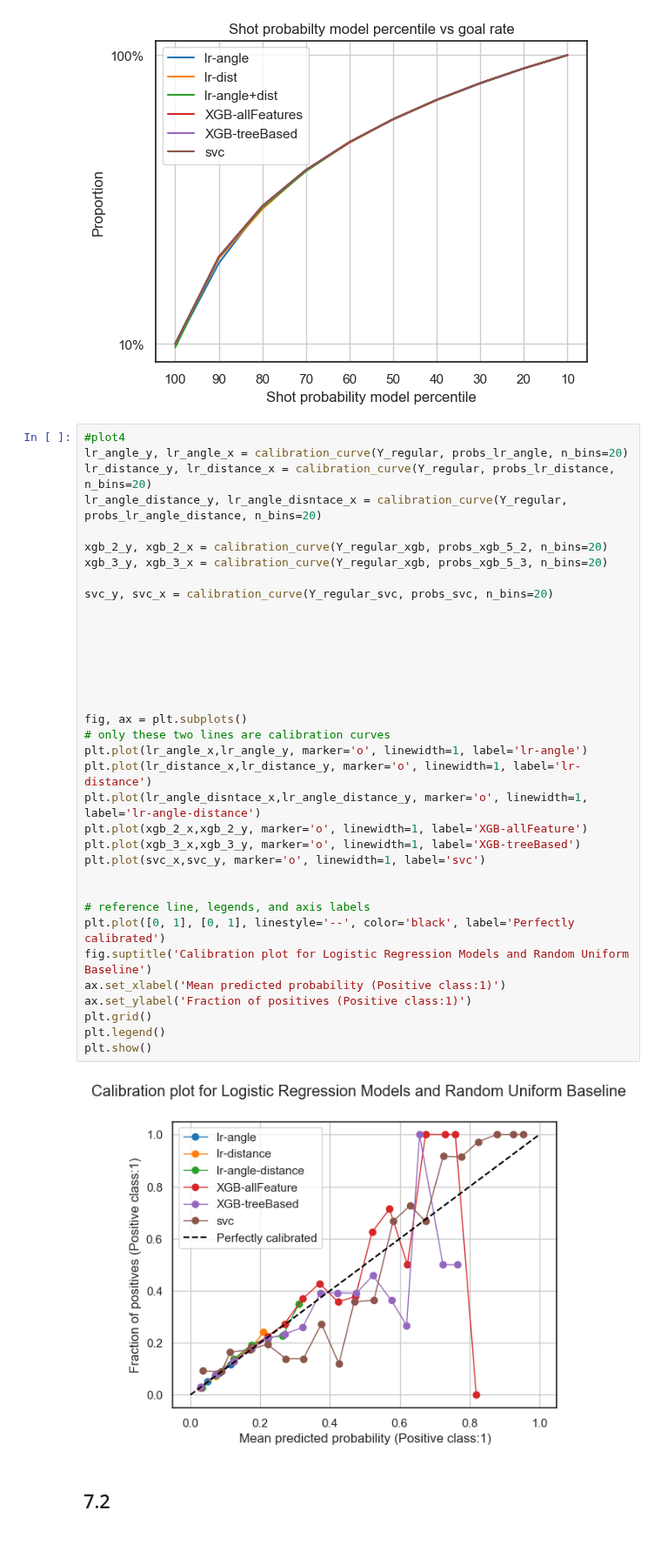
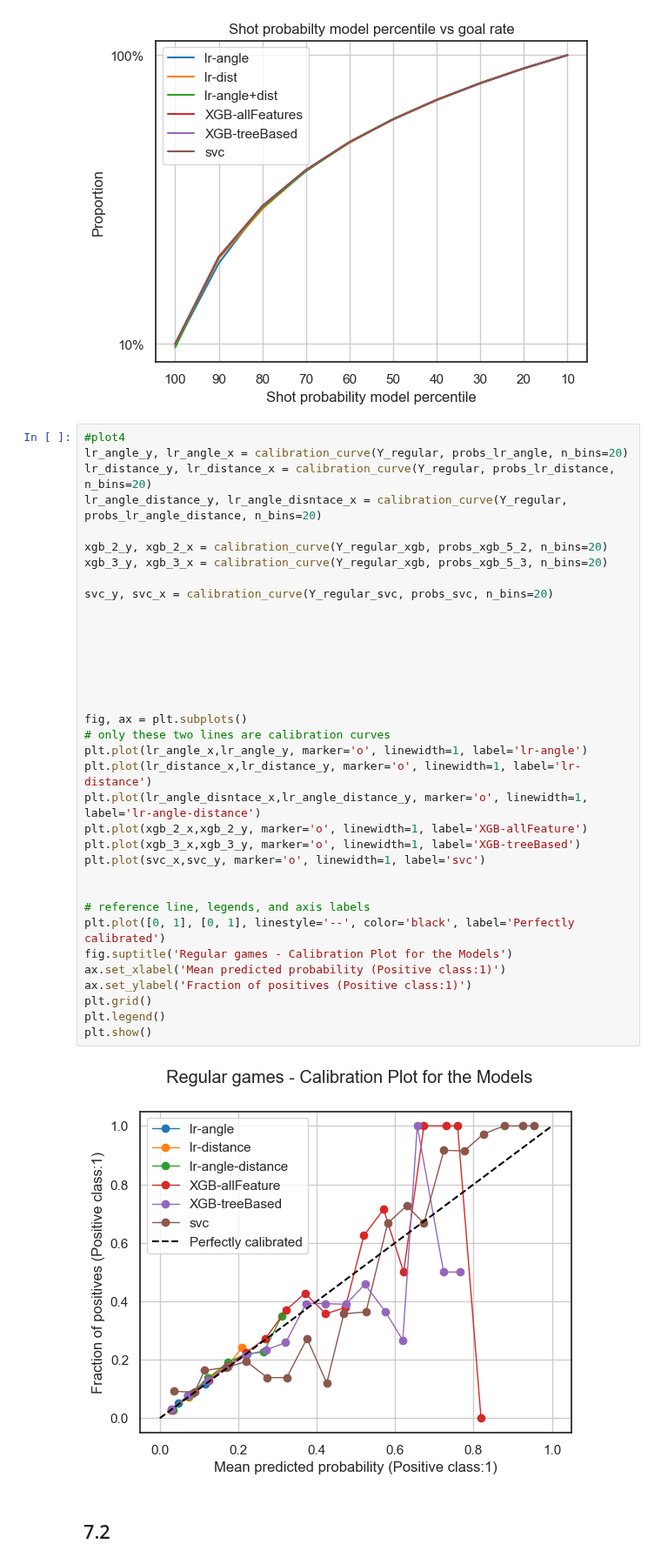
Before and after one commit to mina-parham/IFT6758-Project, a Jupyter notebook: notebooks/Milestone2_task7.ipynb, the cells around one changed output. Shown at 87% size. Saved outputs shown, nothing was run; the diff lists cells and outputs as text.

```diff
--- a/notebooks/Milestone2_task7.ipynb
+++ b/notebooks/Milestone2_task7.ipynb
@@ -316,35 +316,35 @@ lr_angle_distance_y, lr_angle_disntace_x = calibration_curve(Y_regular, probs_lr
 
 xgb_2_y, xgb_2_x = calibration_curve(Y_regular_xgb, probs_xgb_5_2, n_bins=20)
 xgb_3_y, xgb_3_x = calibration_curve(Y_regular_xgb, probs_xgb_5_3, n_bins=20)
 
 svc_y, svc_x = calibration_curve(Y_regular_svc, probs_svc, n_bins=20)
 
 
 
 
 
 
 
 fig, ax = plt.subplots()
 # only these two lines are calibration curves
 plt.plot(lr_angle_x,lr_angle_y, marker='o', linewidth=1, label='lr-angle')
 plt.plot(lr_distance_x,lr_distance_y, marker='o', linewidth=1, label='lr-distance')
 plt.plot(lr_angle_disntace_x,lr_angle_distance_y, marker='o', linewidth=1, label='lr-angle-distance')
 plt.plot(xgb_2_x,xgb_2_y, marker='o', linewidth=1, label='XGB-allFeature')
 plt.plot(xgb_3_x,xgb_3_y, marker='o', linewidth=1, label='XGB-treeBased')
 plt.plot(svc_x,svc_y, marker='o', linewidth=1, label='svc')
 
 
 # reference line, legends, and axis labels
 plt.plot([0, 1], [0, 1], linestyle='--', color='black', label='Perfectly calibrated')
-fig.suptitle('Calibration plot for Logistic Regression Models and Random Uniform Baseline')
+fig.suptitle('Regular games - Calibration Plot for the Models')
 ax.set_xlabel('Mean predicted probability (Positive class:1)')
 ax.set_ylabel('Fraction of positives (Positive class:1)')
 plt.grid()
 plt.legend()
 plt.show()
 # %% [output]
-[figure, old version]
+[figure, new version]
 # %% [markdown]
 ## 7.2
 # %%
```
Also changed, not shown: parts of 2 cells of this notebook.
